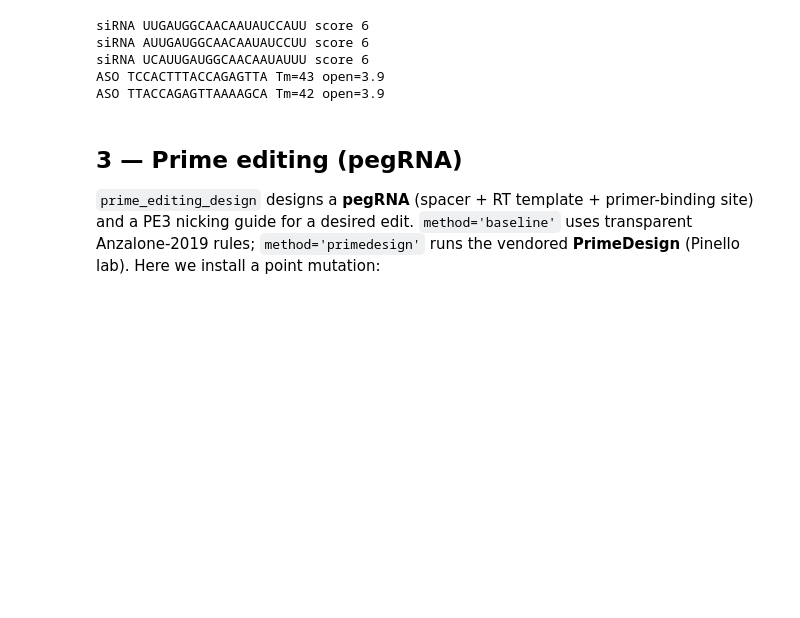
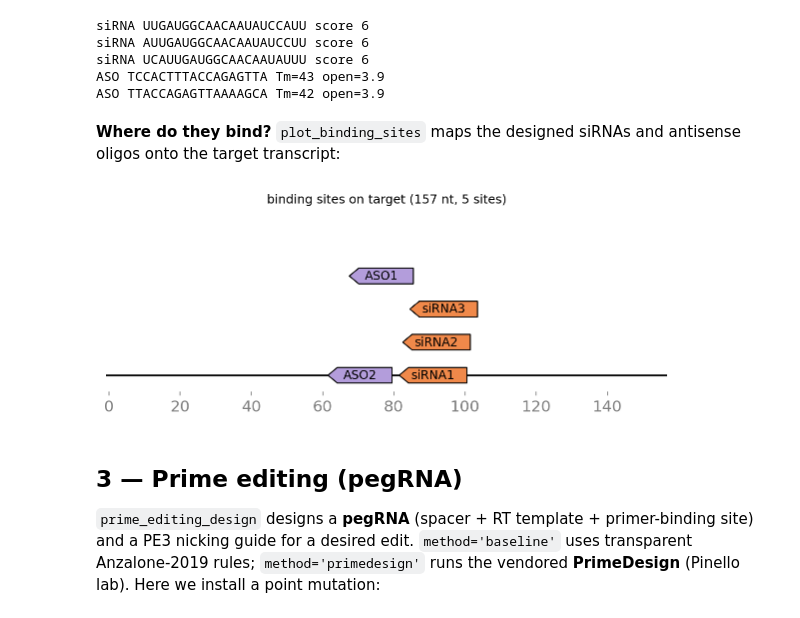
Before and after one commit to Starlitnightly/omicverse-tutorials, a Jupyter notebook: docs/Tutorials-synbio/t_synbio_04_advanced.ipynb, the cells around one changed output. Cells and saved outputs as stored; diff of their text form; code cells hidden in the pictures; blank space fills up the shorter version.

```diff
--- a/docs/Tutorials-synbio/t_synbio_04_advanced.ipynb
+++ b/docs/Tutorials-synbio/t_synbio_04_advanced.ipynb
@@ -100,6 +100,14 @@ siRNA AUUGAUGGCAACAAUAUCCUU score 6
 siRNA UCAUUGAUGGCAACAAUAUUU score 6
 ASO TCCACTTTACCAGAGTTA Tm=43 open=3.9
 ASO TTACCAGAGTTAAAAGCA Tm=42 open=3.9
+# %% [markdown]
+**Where do they bind?** `plot_binding_sites` maps the designed siRNAs and antisense oligos onto the target transcript:
+# %%
+# where the siRNAs and antisense oligos bind on the transcript
+ov.synbio.plot_binding_sites(mrna, sirnas=si, asos=aso)
+None
+# %% [output]
+[figure, added]
 # %% [markdown]
 ## 3 — Prime editing (pegRNA)
 
```
Also changed, not shown: parts of 3 cells of this notebook.
